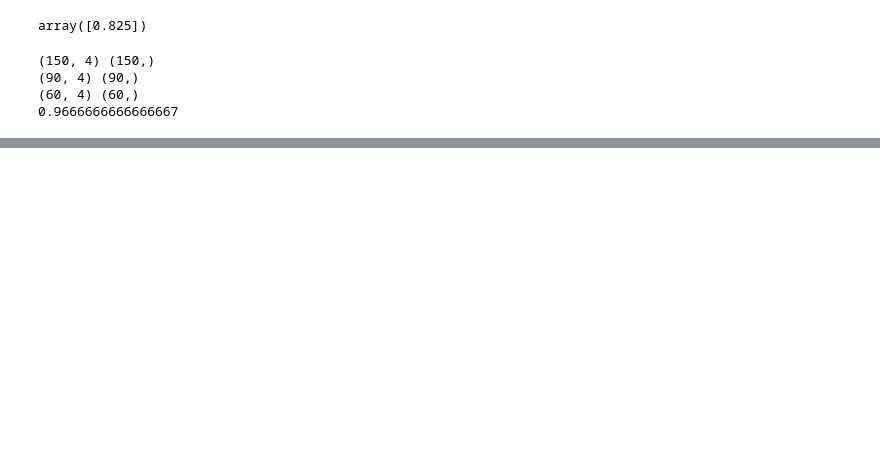
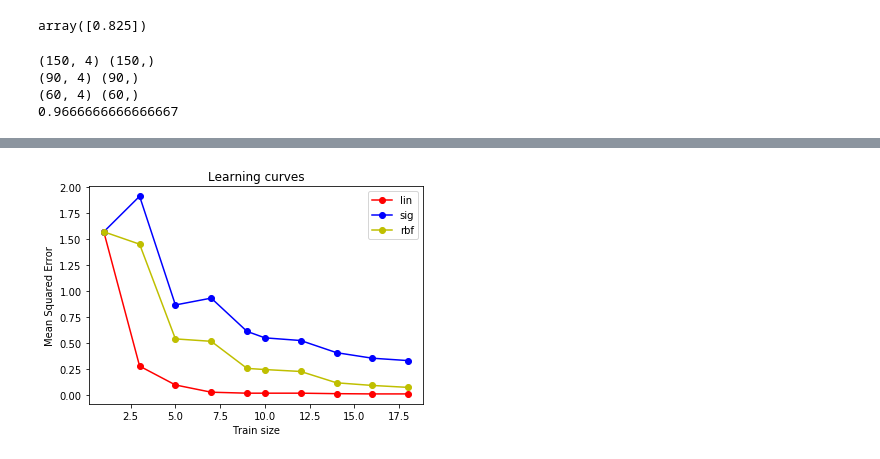
Before and after one commit to yunzhe99/MCM_ICM_WHU_2020, a Jupyter notebook: source_code/SVM/SVM_for_regression_with happiness.ipynb, the cells around one changed output, grey strips where cells are left out. Cells and saved outputs as stored; diff of their text form; code cells hidden in the pictures; blank space fills up the shorter version.

```diff
--- a/source_code/SVM/SVM_for_regression_with happiness.ipynb
+++ b/source_code/SVM/SVM_for_regression_with happiness.ipynb
@@ -30,0 +125,37 @@ print( clf.score(X_test, y_test) )
+# %%
+################################################################################
+# 对学习过程进行可视化
+
+from sklearn.model_selection import learning_curve
+
+plt.figure()
+
+lin = svm.SVR(kernel = 'linear')
+sig = svm.SVR(kernel = 'sigmoid')
+rbf = svm.SVR(kernel = 'rbf')
+
+train_sizes1, train_scores_svr1, test_scores_svr1 = \
+    learning_curve(lin, features, y, train_sizes=np.linspace(0.1, 1, 10),
+                   scoring="neg_mean_squared_error", cv=10)
+train_sizes2, train_scores_svr2, test_scores_svr2 = \
+    learning_curve(sig, features, y, train_sizes=np.linspace(0.1, 1, 10),
+                   scoring="neg_mean_squared_error", cv=10)
+train_sizes3, train_scores_svr3, test_scores_svr3 = \
+    learning_curve(rbf, features, y, train_sizes=np.linspace(0.1, 1, 10),
+                   scoring="neg_mean_squared_error", cv=10)
+
+plt.plot(train_sizes1, -test_scores_svr1.mean(1), 'o-', color="r",
+         label="lin")
+plt.plot(train_sizes2, -test_scores_svr2.mean(1), 'o-', color="b",
+         label="sig")
+plt.plot(train_sizes3, -test_scores_svr3.mean(1), 'o-', color="y",
+         label="rbf")
+
+plt.xlabel("Train size")
+plt.ylabel("Mean Squared Error")
+plt.title('Learning curves')
+plt.legend(loc="best")
+
+plt.show()
+# %% [output]
+[figure, added]
```
Also changed, not shown: parts of 8 cells of this notebook, 6 other files.
